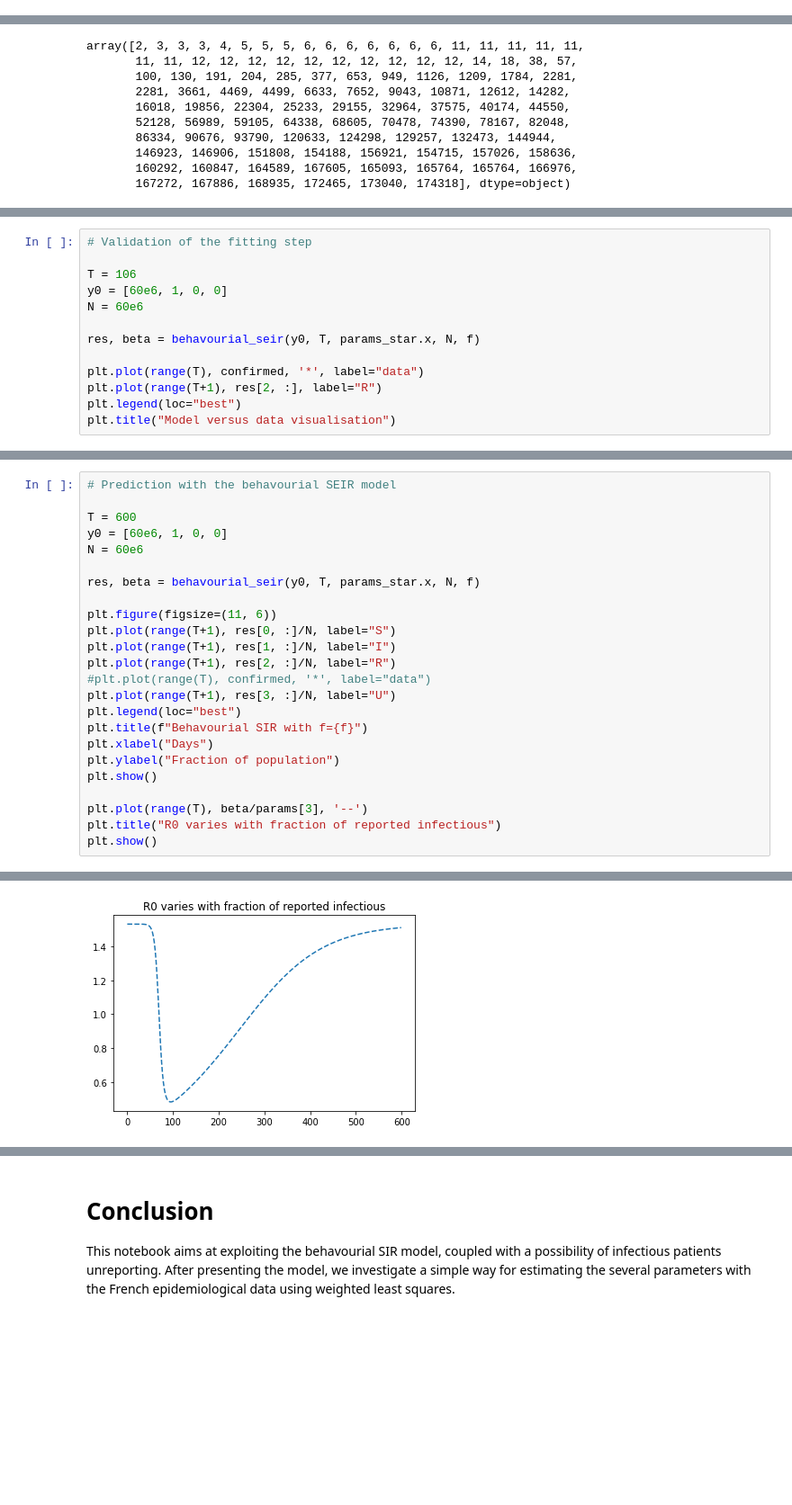
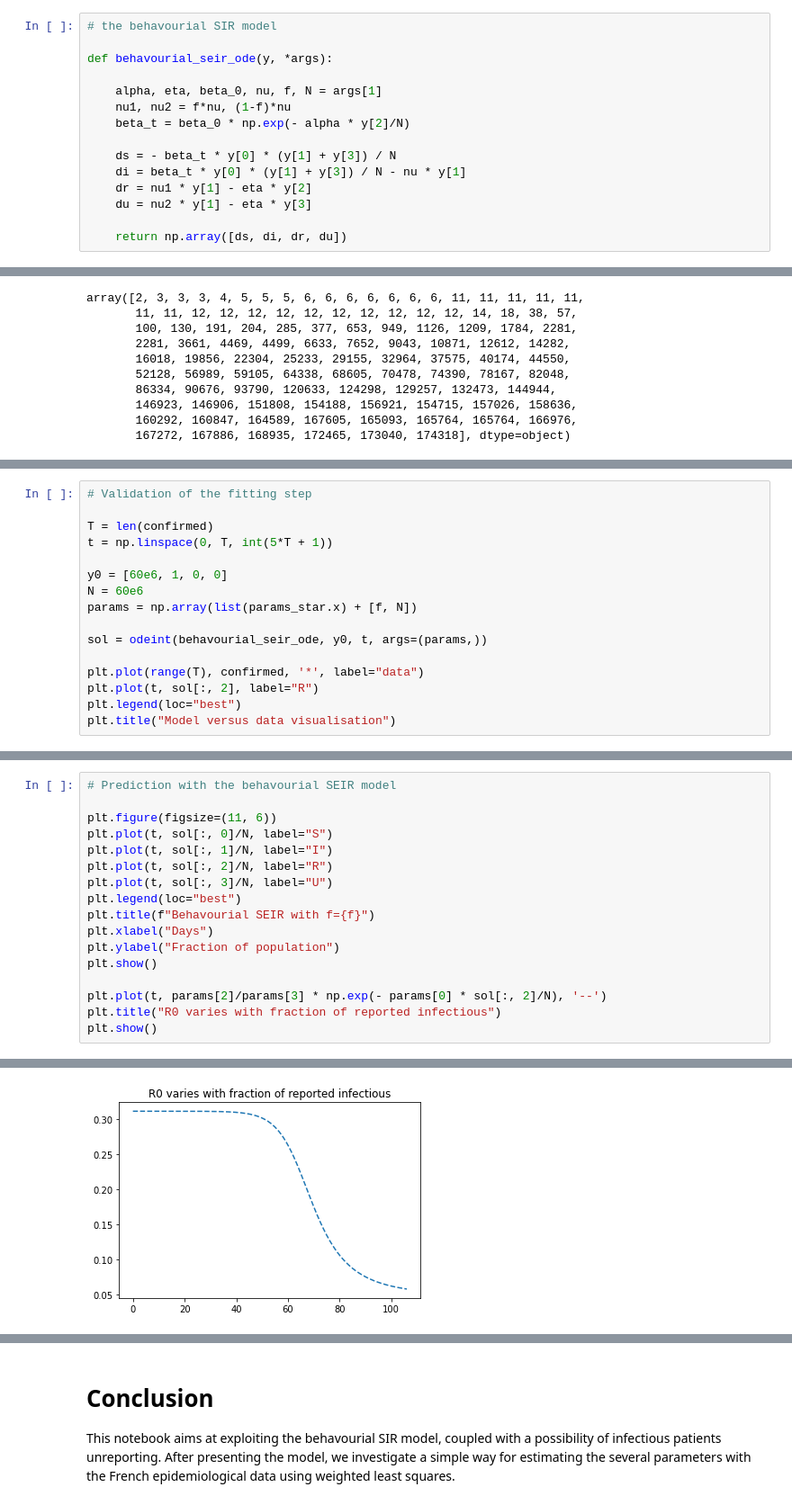
Before and after one commit to clgch/behavourial-SEIR-model, a Jupyter notebook: Parameters identification and uncertainty propagation for the behavorial SEIR model.ipynb, the cells around one changed output, grey strips where cells are left out. Shown: that part at 90% size. Cells and saved outputs as stored; diff of their text form; blank space fills up the shorter version.

Commit message:
fix: model with odeint + Sobol index for the attack rate

```diff
--- a/Parameters identification and uncertainty propagation for the behavorial SEIR model.ipynb
+++ b/Parameters identification and uncertainty propagation for the behavorial SEIR model.ipynb
@@ -46,2 +28,17 @@ def behavourial_seir(y0, T, params, N, f):
+# %%
+# the behavourial SIR model
+
+def behavourial_seir_ode(y, *args):
+
+    alpha, eta, beta_0, nu, f, N = args[1]
+    nu1, nu2 = f*nu, (1-f)*nu
+    beta_t = beta_0 * np.exp(- alpha * y[2]/N)
+
+    ds = - beta_t * y[0] * (y[1] + y[3]) / N
+    di = beta_t * y[0] * (y[1] + y[3]) / N - nu * y[1]
+    dr = nu1 * y[1] - eta * y[2]
+    du = nu2 * y[1] - eta * y[3]
+
+    return np.array([ds, di, dr, du])
 # %% [markdown]
 With $\alpha = 0$, the model above is the standard SIR model
@@ -163,14 +169,17 @@ params_star
 # %%
 # Validation of the fitting step
 
-T = 106
+T = len(confirmed)
+t = np.linspace(0, T, int(5*T + 1))
+
 y0 = [60e6, 1, 0, 0]
 N = 60e6
+params = np.array(list(params_star.x) + [f, N])
 
-res, beta = behavourial_seir(y0, T, params_star.x, N, f)
+sol = odeint(behavourial_seir_ode, y0, t, args=(params,))
 
 plt.plot(range(T), confirmed, '*', label="data")
-plt.plot(range(T+1), res[2, :], label="R")
+plt.plot(t, sol[:, 2], label="R")
 plt.legend(loc="best")
 plt.title("Model versus data visualisation")
 # %% [output]
@@ -179,25 +188,18 @@ Text(0.5, 1.0, 'Model versus data visualisation')
 # %%
 # Prediction with the behavourial SEIR model
 
-T = 600
-y0 = [60e6, 1, 0, 0]
-N = 60e6
-
-res, beta = behavourial_seir(y0, T, params_star.x, N, f)
-
 plt.figure(figsize=(11, 6))
-plt.plot(range(T+1), res[0, :]/N, label="S")
-plt.plot(range(T+1), res[1, :]/N, label="I")
-plt.plot(range(T+1), res[2, :]/N, label="R")
-#plt.plot(range(T), confirmed, '*', label="data")
-plt.plot(range(T+1), res[3, :]/N, label="U")
+plt.plot(t, sol[:, 0]/N, label="S")
+plt.plot(t, sol[:, 1]/N, label="I")
+plt.plot(t, sol[:, 2]/N, label="R")
+plt.plot(t, sol[:, 3]/N, label="U")
 plt.legend(loc="best")
-plt.title(f"Behavourial SIR with f={f}")
+plt.title(f"Behavourial SEIR with f={f}")
 plt.xlabel("Days")
 plt.ylabel("Fraction of population")
 plt.show()
 
-plt.plot(range(T), beta/params[3], '--')
+plt.plot(t, params[2]/params[3] * np.exp(- params[0] * sol[:, 2]/N), '--')
 plt.title("R0 varies with fraction of reported infectious")
 plt.show()
 # %% [output]
@@ -205 +207 @@ plt.show()
-[figure, old version]
+[figure, new version]
```
Also changed, not shown: parts of 17 cells of this notebook.
